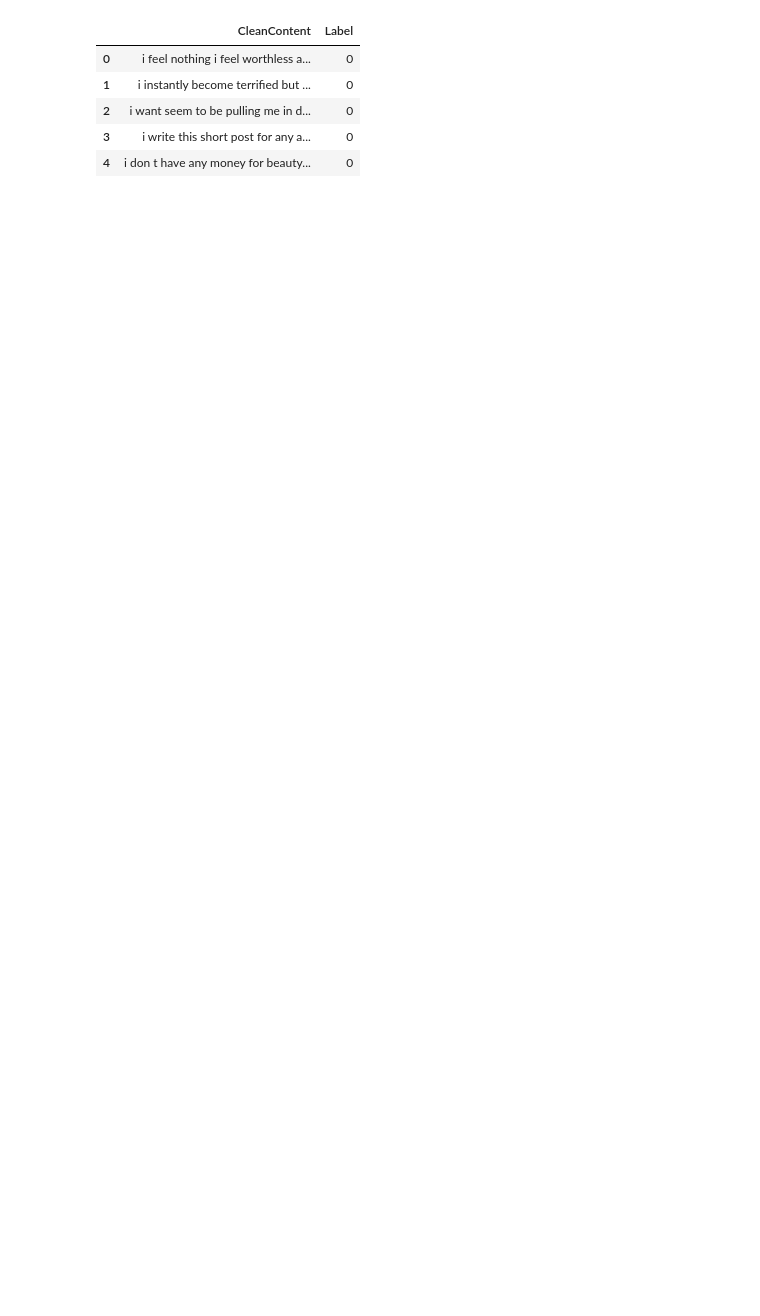
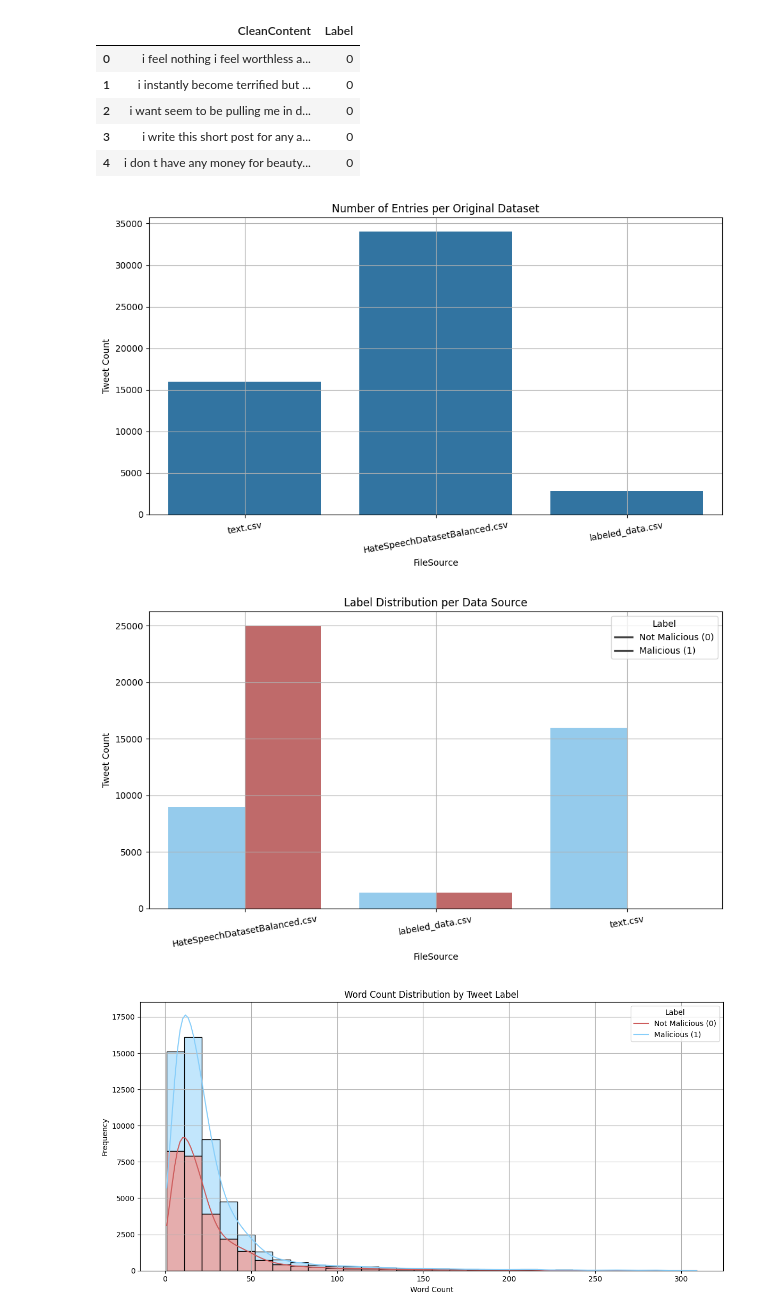
Before and after one commit to abigailxcal/PostModeration, a Jupyter notebook: training.ipynb, the cells around one changed output. Cells and saved outputs as stored; diff of their text form; code cells hidden in the pictures; blank space fills up the shorter version.

Commit message:
generated some visuals, had to mess around with the training data preprocessing a little

```diff
--- a/training.ipynb
+++ b/training.ipynb
@@ -337,3 +342,74 @@ training_data_df[['CleanContent', 'Label']].head()
 | 2 | i want seem to be pulling me in d... | 0 |
 | 3 | i write this short post for any a... | 0 |
 | 4 | i don t have any money for beauty... | 0 |
+# %%
+import pandas as pd
+import matplotlib.pyplot as plt
+import seaborn as sns
+
+
+df = pd.read_csv("combined_balanced_dataset_BERT_abigailapp.csv")
+
+# word count column
+df['word_count'] = df['Content'].astype(str).apply(lambda x: len(x.split()))
+
+
+custom_palette = {0: 'lightskyblue', 1: 'indianred'}
+
+# bar chart of data source counts
+plt.figure(figsize=(10, 6))
+sns.countplot(data=df, x='FileSource')
+plt.title('Number of Entries per Original Dataset')
+plt.ylabel('Tweet Count')
+plt.xticks(rotation=10)
+plt.grid(True)
+plt.tight_layout()
+plt.show()
+
+# bar chart that captures how the aggreggated csv is comprised of ratios of each csv file, for each label
+source_label_counts = df.groupby(['FileSource', 'Label']).size().reset_index(name='Count')
+plt.figure(figsize=(10, 6))
+sns.barplot(data=source_label_counts, x='FileSource', y='Count', hue='Label', palette=custom_palette)
+plt.title('Label Distribution per Data Source')
+plt.ylabel('Tweet Count')
+plt.xticks(rotation=10)
+plt.legend(title='Label', labels=['Not Malicious (0)', 'Malicious (1)'])
+plt.grid(True)
+plt.tight_layout()
+plt.show()
+
+# word count distribution of malicious tweets vs. non malicious tweets
+plt.figure(figsize=(12, 6))
+sns.histplot(data=df, x='word_count', hue='Label', bins=30, kde=True, multiple='stack', palette=custom_palette)
+plt.title('Word Count Distribution by Tweet Label')
+plt.xlabel('Word Count')
+plt.ylabel('Frequency')
+plt.legend(title='Label', labels=['Not Malicious (0)', 'Malicious (1)'])
+plt.grid(True)
+plt.tight_layout()
+plt.show()
+
+# avg word count per source and label
+avg_word_counts = df.groupby(['FileSource', 'Label'])['word_count'].mean().reset_index()
+plt.figure(figsize=(10, 6))
+sns.barplot(data=avg_word_counts, x='FileSource', y='word_count', hue='Label', palette=custom_palette)
+plt.title('Average Word Count by Source and Label')
+plt.ylabel('Average Word Count')
+plt.xticks(rotation=10)
+plt.legend(title='Label', labels=['Not Malicious (0)', 'Malicious (1)'])
+plt.grid(True)
+plt.tight_layout()
+plt.show()
+
+# # pie chart for fun
+# label_counts = df['Label'].value_counts()
+# plt.figure(figsize=(6, 6))
+# plt.pie(label_counts, labels=['Not Malicious (0)', 'Malicious (1)'],
+#         autopct='%1.1f%%', colors=['green', 'red'], startangle=90)
+# plt.title('Malicious vs Non-Malicious Tweet Distribution')
+# plt.tight_layout()
+# plt.show()
+# %% [output]
+[figure, added]
+[figure, added]
+[figure, added]
```
Also changed, not shown: parts of 3 cells of this notebook, 2 other files.
